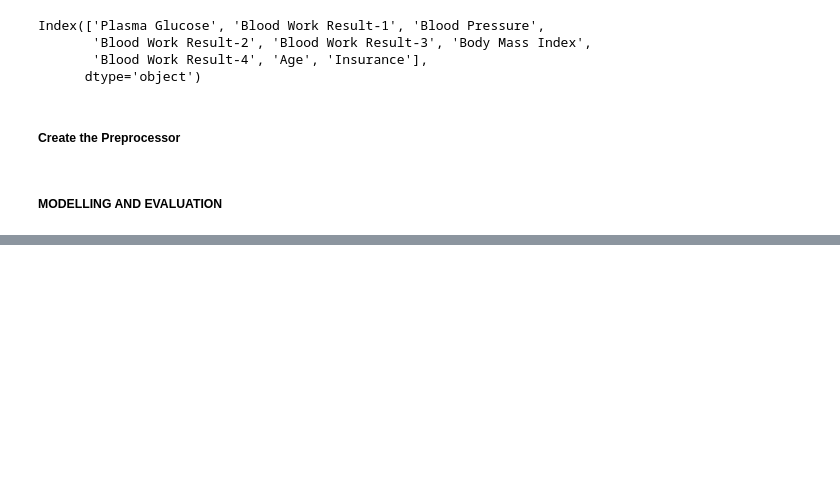
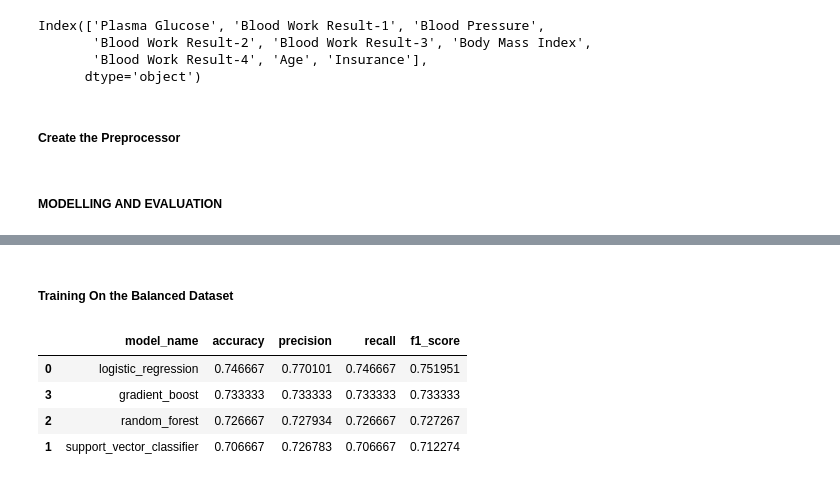
Before and after one commit to AndyMortey/Machine-Learning-API-Using-FastAPI-The-Sepsis-Case-Study, a Jupyter notebook: notebook.ipynb, the cells around one changed output, grey strips where cells are left out. Cells and saved outputs as stored; diff of their text form; code cells hidden in the pictures; blank space fills up the shorter version.

```diff
--- a/notebook.ipynb
+++ b/notebook.ipynb
@@ -644,0 +704,2 @@ models = [
+# %% [markdown]
+##### Training On the Balanced Dataset
@@ -644,0 +760,9 @@ models = [
+# %%
+#Display the metrics_output
+balanced_metrics_output.sort_values(ascending=False, by='f1_score')
+# %% [output]
+|  | model_name | accuracy | precision | recall | f1_score |
+| 0 | logistic_regression | 0.746667 | 0.770101 | 0.746667 | 0.751951 |
+| 3 | gradient_boost | 0.733333 | 0.733333 | 0.733333 | 0.733333 |
+| 2 | random_forest | 0.726667 | 0.727934 | 0.726667 | 0.727267 |
+| 1 | support_vector_classifier | 0.706667 | 0.726783 | 0.706667 | 0.712274 |
```
Also changed, not shown: parts of 6 cells of this notebook.
